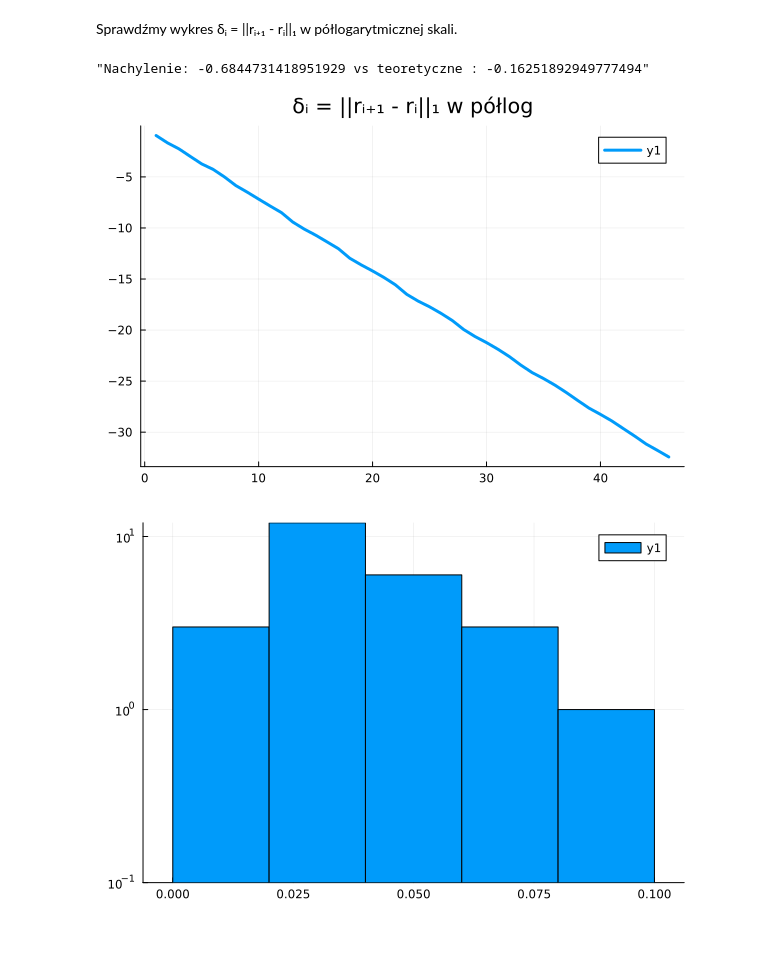
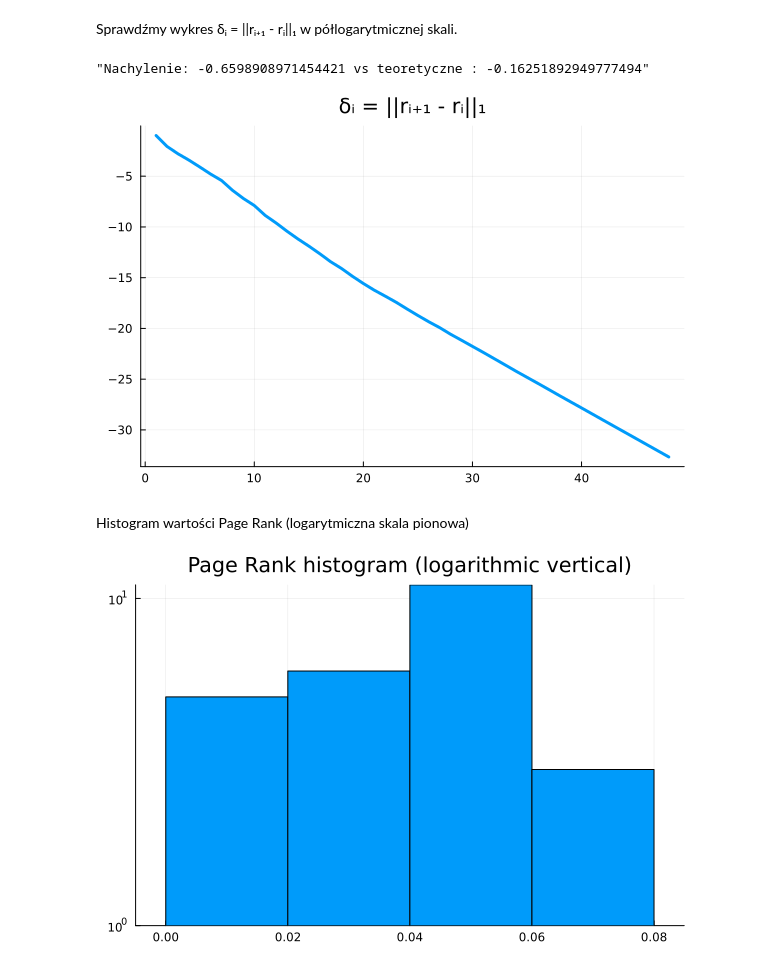
Before and after one commit to InfinityCity18/PageRank-Julia, a Jupyter notebook: notebook.ipynb, the cells around one changed output. Drawn from its saved outputs; the diff is of its cells as text; code cells hidden in the pictures; blank space fills up the shorter version.

```diff
--- a/notebook.ipynb
+++ b/notebook.ipynb
@@ -277,11 +298,13 @@ Sprawdźmy wykres δᵢ = ||rᵢ₊₁ - rᵢ||₁ w półlogarytmicznej skali.
 pg, delta_v = pagerank.graph_pagerank(erdos, d, Val(:delta_data))
 log_delta_v = log.(delta_v)
 display("Nachylenie: $((log_delta_v[end] - log_delta_v[1]) / length(delta_v)) vs teoretyczne : $(log(d))")
-plot(1:length(delta_v), log_delta_v, title="δᵢ = ||rᵢ₊₁ - rᵢ||₁ w półlog", linewidth=3)
+plot(1:length(delta_v), log_delta_v, title="δᵢ = ||rᵢ₊₁ - rᵢ||₁", linewidth=3, legend=false)
 # %% [output]
-"Nachylenie: -0.6844731418951929 vs teoretyczne : -0.16251892949777494"
+"Nachylenie: -0.6598908971454421 vs teoretyczne : -0.16251892949777494"
-[figure, old version]
+[figure, new version]
+# %% [markdown]
+Histogram wartości Page Rank (logarytmiczna skala pionowa)
 # %%
-histogram(pg, yaxis=(:log10))
+histogram(pg, yaxis=(:log10), legend= false, title="Page Rank histogram (logarithmic vertical)")
 # %% [output]
-[figure, old version]
+[figure, new version]
```
Also changed, not shown: parts of 21 cells of this notebook, 3 other files.
